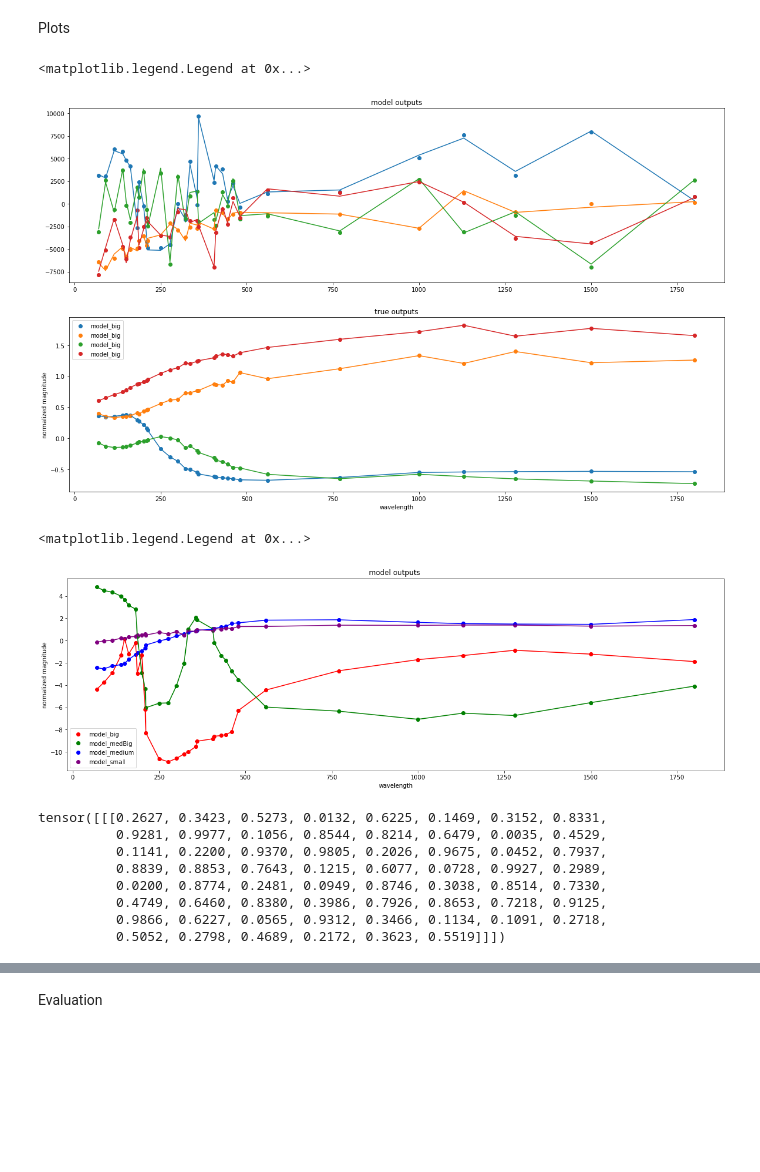
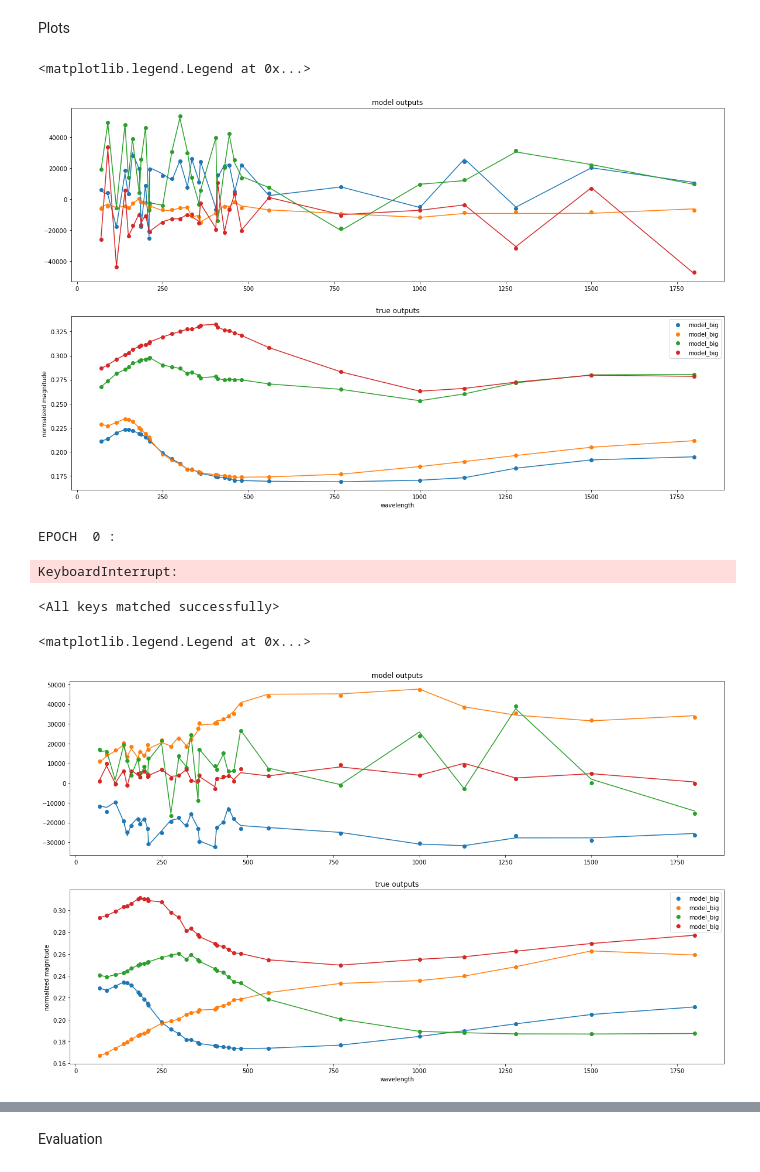
Before and after one commit to smoffe1604/BSc, a Jupyter notebook: main.ipynb, the cells around one changed output, grey strips where cells are left out. Saved outputs shown, nothing was run; the diff lists cells and outputs as text; code cells hidden in the pictures; blank space fills up the shorter version.

```diff
--- a/main.ipynb
+++ b/main.ipynb
@@ -414,8 +443,8 @@ for i in range(4):
     plt.subplot(2, 1, 2)
     plt.title('true outputs')
     r = np.random.randint(0, 100)
-    plt.scatter(filter_wls, X_normalized[r], label = "model_big")
-    plt.plot(filter_wls, X_normalized[r])
+    plt.scatter(filter_wls, X_scaled[r], label = "model_big")
+    plt.plot(filter_wls, X_scaled[r])
 
 plt.ylabel("normalized magnitude")
 #plt.ylim(-2, 2)
@@ -423,19 +452,4 @@ plt.xlabel("wavelength")
 plt.legend()
 # %% [output]
 <matplotlib.legend.Legend at 0x...>
-[figure, old version]
+[figure, new version]
-# %%
-model_big = BigUNet().double().to(device)
-model_big.load_state_dict(torch.load('../runs/model_param_model_big.pt'))
-
-model_medBig = MedBigUNet().double().to(device)
-model_medBig.load_state_dict(torch.load('../runs/model_param_model_medBig.pt'))
-
-model_medium = MediumUNet().double().to(device)
-model_medium.load_state_dict(torch.load('../runs/model_param_model_medium.pt'))
-
-model_small = SmallUNet().double().to(device)
-model_small.load_state_dict(torch.load('../runs/model_param_model_small.pt'))
-
-modelList = [model_big, model_medBig, model_medium, model_small]
-modelNames = ["model_big", "model_medBig", "model_medium", "model_small"]
@@ -441,0 +460,7 @@ modelNames = ["model_big", "model_medBig", "model_medium", "model_small"]
+# %%
+device = "cpu"
+model = Unet1D(
+    dim = 64,
+    dim_mults = (1, 2, 4, 8),
+    channels = 1
+).to(device)
@@ -442,32 +565,39 @@ modelNames = ["model_big", "model_medBig", "model_medium", "model_small"]
+# %%
+train_model1(model, n = 512000, T = 1000, batch_size = 32, EPOCHS = 1)
+# %% [output]
+EPOCH  0 :
+KeyboardInterrupt:
+# %%
+torch.save(model.state_dict(), path + "model_param_" + "yoyo" + ".pt")
+model = Unet1D(
+    dim = 64,
+    dim_mults = (1, 2, 4, 8),
+    channels = 1
+).to(device).double()
+model.load_state_dict(torch.load(path + "model_param_yoyo.pt", map_location = torch.device('cpu')))
+# %% [output]
+<All keys matched successfully>
 # %%
-X_T = [np.random.multivariate_normal(np.zeros(31), np.identity(31)) for _ in range(2)]
+device = "cpu"
+X_T = [np.random.multivariate_normal(np.zeros(31), np.identity(31)) for _ in range(4)]
 
+plt.figure(figsize= (20, 12))
 
-plt.figure(figsize= (20, 6))
-color = ["red", "green", "blue", "purple"]
 for i in range(4):
-    plt.subplot(1, 1, 1)
-    plt.title('model outputs ')
-    for j in range(1):
-        plt.scatter(filter_wls, denoise(modelList[i], X_T[j], T = 100).cpu().detach(), label = modelNames[i], color = color[i])
-        plt.plot(filter_wls, denoise(modelList[i], X_T[j], T = 100).cpu().detach().squeeze(), color = color[i])
+    plt.subplot(2, 1, 1)
+    plt.title('model outputs')
+    plt.scatter(filter_wls[:31], denoise(model_big, X_T[i]).cpu().detach(), label = "model_big")
+    plt.plot(filter_wls[:31], (denoise(model_big, X_T[i]).cpu().detach()).squeeze())
+    plt.subplot(2, 1, 2)
+    plt.title('true outputs')
+    r = np.random.randint(0, 100)
+    plt.scatter(filter_wls, X_scaled[r], label = "model_big")
+    plt.plot(filter_wls, X_scaled[r])
+
 plt.ylabel("normalized magnitude")
 #plt.ylim(-2, 2)
 plt.xlabel("wavelength")
 plt.legend()
-
-#plt.savefig('data/foo.png')
 # %% [output]
 <matplotlib.legend.Legend at 0x...>
-[figure, old version]
+[figure, new version]
-# %%
-torch.cat([a, b], dim =2)
-# %% [output]
-tensor([[[0.2627, 0.3423, 0.5273, 0.0132, 0.6225, 0.1469, 0.3152, 0.8331,
-          0.9281, 0.9977, 0.1056, 0.8544, 0.8214, 0.6479, 0.0035, 0.4529,
-          0.1141, 0.2200, 0.9370, 0.9805, 0.2026, 0.9675, 0.0452, 0.7937,
-          0.8839, 0.8853, 0.7643, 0.1215, 0.6077, 0.0728, 0.9927, 0.2989,
-          0.0200, 0.8774, 0.2481, 0.0949, 0.8746, 0.3038, 0.8514, 0.7330,
-          0.4749, 0.6460, 0.8380, 0.3986, 0.7926, 0.8653, 0.7218, 0.9125,
-          0.9866, 0.6227, 0.0565, 0.9312, 0.3466, 0.1134, 0.1091, 0.2718,
-          0.5052, 0.2798, 0.4689, 0.2172, 0.3623, 0.5519]]])
```
Also changed, not shown: parts of 31 cells of this notebook.
